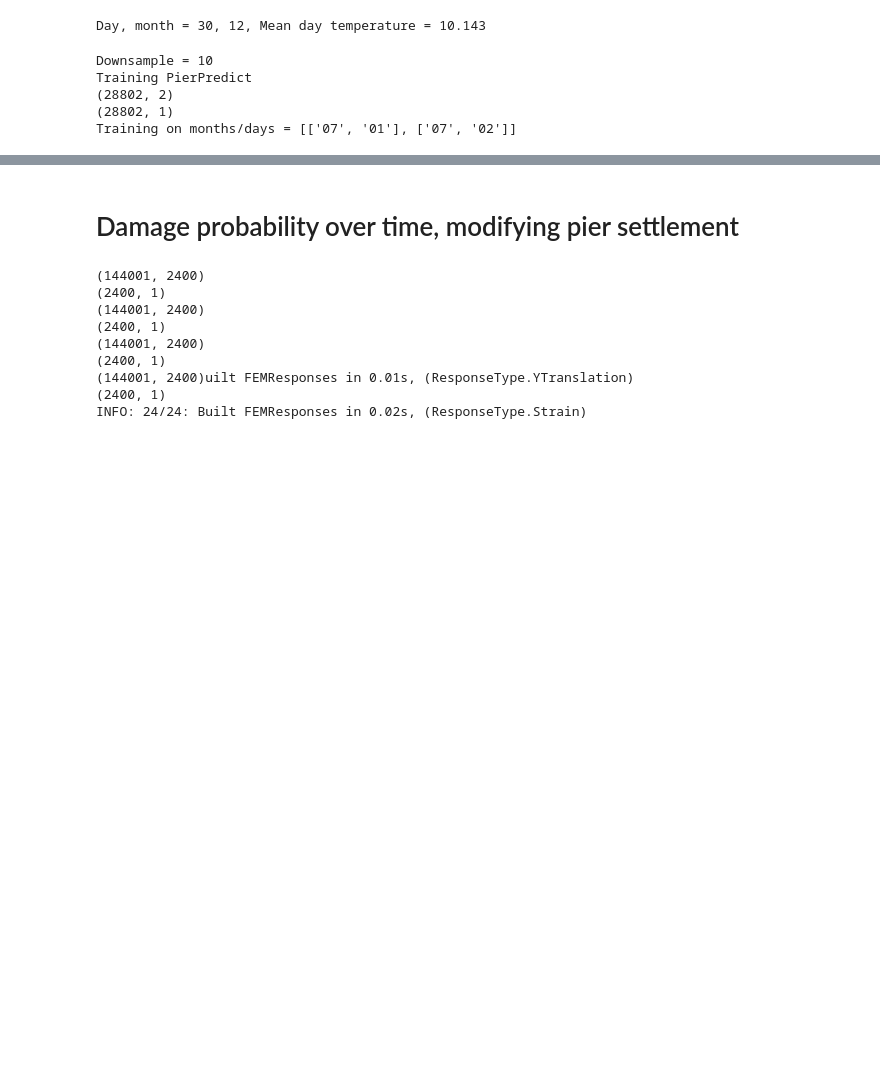
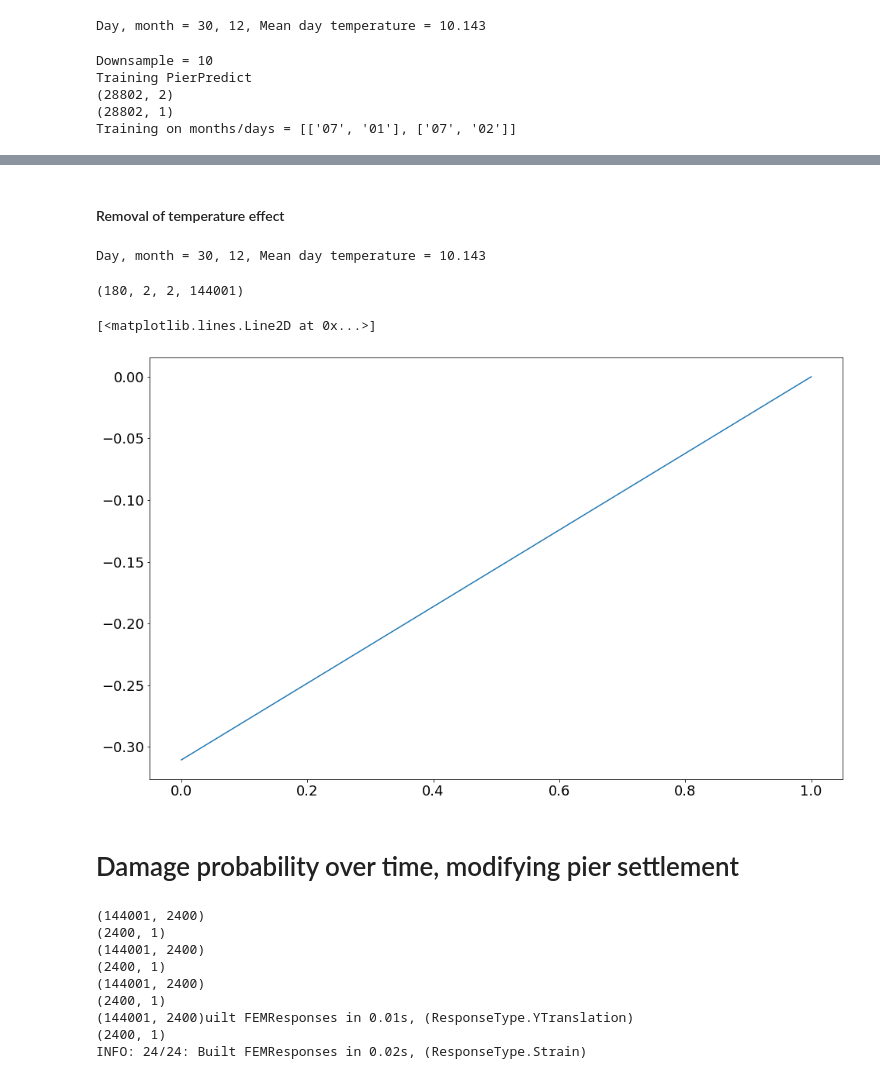
Before and after one commit to jerbaroo/bridge-sim, a Jupyter notebook: notebooks/classify.ipynb, the cells around one changed output, grey strips where cells are left out. Cells and saved outputs as stored; diff of their text form; code cells hidden in the pictures; blank space fills up the shorter version.

```diff
--- a/notebooks/classify.ipynb
+++ b/notebooks/classify.ipynb
@@ -1036,0 +1041,5 @@ INFO: Saving image to /Users/jeremy/Desktop/saved-images/pier-prob-ts.pdf
+# %%
+damage_scenarios = [healthy_damage, pier_disp_damage([(5, 3 / 1000)])]
+traffic_arrays = [traffic_array_0, traffic_array_0]
+damage_names = ["Healthy", "Pier settlement by 3 mm"]
+response_types = [rt_y, rt_s]
@@ -1037,3 +1077,46 @@ INFO: Saving image to /Users/jeremy/Desktop/saved-images/pier-prob-ts.pdf
+# %% [markdown]
+#### Removal of temperature effect
+# %%
+downsample = 100
+data = []
+datetimes = []
+for month_i, day_i in itertools.product([7, 8, 9, 10, 11, 12], np.arange(1, 30 + 1)):
+    day_str, month_str = str(day_i), str(month_i)
+    if len(day_str) == 1: day_str = "0" + day_str
+    if len(month_str) == 1: month_str = "0" + month_str
+    temp_i, temp_j = ij(temps_2019, f"2019-{month_str}-{day_str}T00:00", f"2019-{month_str}-{day_str}T23:59")
+    day_temp = np.mean(temps_2019["temp"][temp_i:temp_j])
+    print(f"Day, month = {day_str}, {month_str}, Mean day temperature = {day_temp:.3f}", end="\r")
+    rm_year_s = lr_s_2018.predict([[day_temp]])[0]
+    rm_year_y = lr_y_2018.predict([[day_temp]])[0]
+#     print(f"Y/S effect from 2018 = {rm_year_y:.3f}, {rm_year_s}")
+    datetimes.append(datetime.fromisoformat(f"2019-{month_str}-{day_str}T00:00"))
+    data.append([])
+    for (traffic_y, traffic_s), damage_name in zip(responses, damage_names):
+        temp_y = temperature.apply(effect=effect_2019_y[temp_i:temp_j], responses=traffic_y)
+        temp_s = temperature.apply(effect=effect_2019_s[temp_i:temp_j], responses=traffic_y)
+        _rm_24h_y, rm_24h_y = remove_sampled(24, traffic_y + temp_y)
+        _rm_24h_s, rm_24h_s = remove_sampled(24, traffic_s + temp_s)
+        signal_s = traffic_s + temp_s - rm_24h_s - rm_year_s
+        signal_y = traffic_y + temp_y - rm_24h_y - rm_year_y
+#         signal_s = traffic_s + temp_s - rm_year_s
+#         signal_y = traffic_y + temp_y - rm_year_y
+        data[-1].append(np.array([signal_y, signal_s]))
+data = np.array(data)
+# data = np.resize(data, (data.shape[1], data.shape[2], data.shape[0], data.shape[3]))
+data.shape
+# %% [output]
+Day, month = 30, 12, Mean day temperature = 10.143
+(180, 2, 2, 144001)
+# %%
+# data = np.resize(data, (data.shape[1], data.shape[2], data.shape[0], data.shape[3]))
+# data.shape
+for day_i in range(data.shape[0]):
+means = list(map(np.mean, data[0][0]))
+plt.plot(means)
+# %% [output]
+[<matplotlib.lines.Line2D at 0x...>]
+[figure, added]
 # %% [markdown]
 # Damage probability over time, modifying pier settlement
 # %%
```
Also changed, not shown: parts of 13 cells of this notebook.
